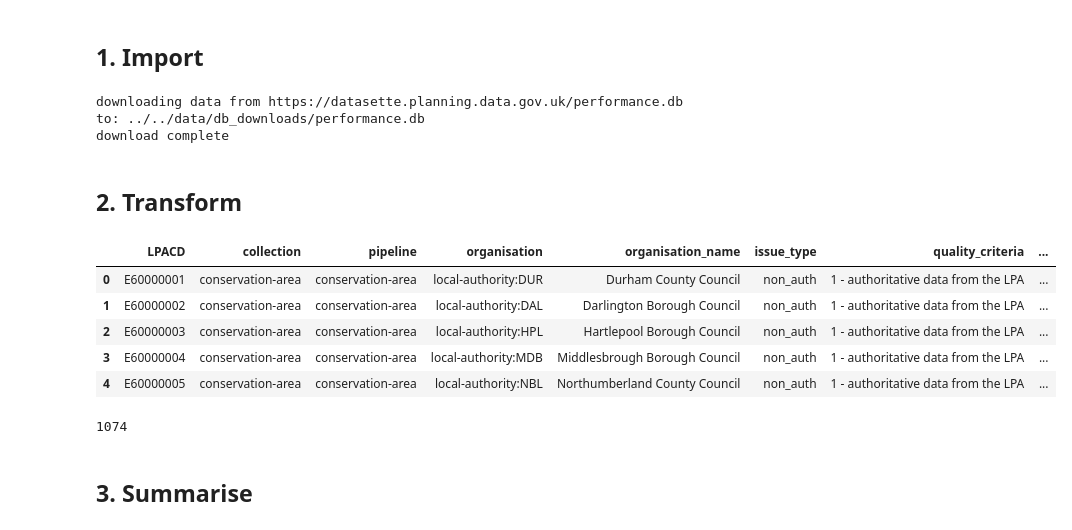
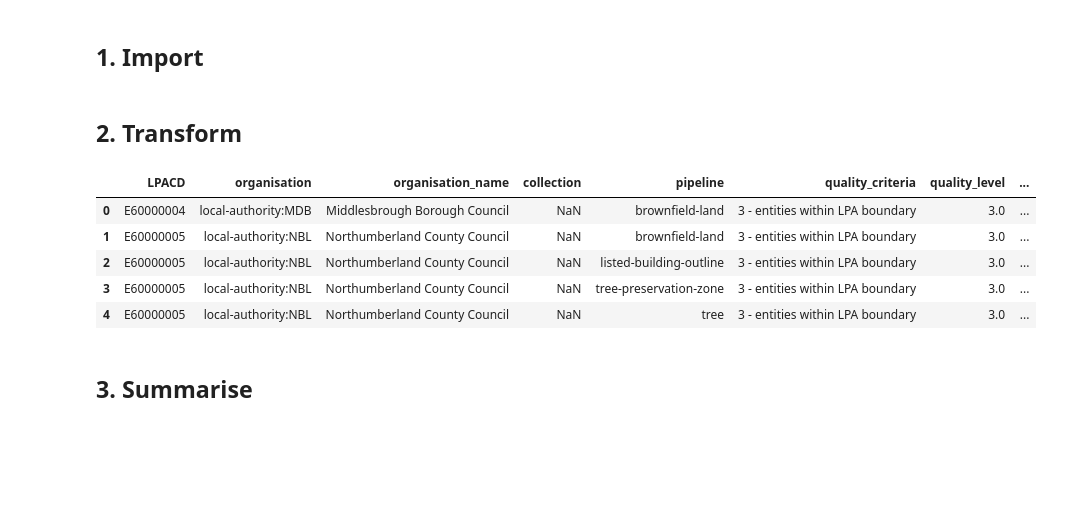
Before and after one commit to digital-land/jupyter-analysis, a Jupyter notebook: reports/measure_odp_data_quality/measure_odp_data_quality.ipynb, the cells around one changed output. Saved outputs shown, nothing was run; the diff lists cells and outputs as text; code cells hidden in the pictures; blank space fills up the shorter version.

Commit message:
Update both notebooks with new scores

```diff
--- a/reports/measure_odp_data_quality/measure_odp_data_quality.ipynb
+++ b/reports/measure_odp_data_quality/measure_odp_data_quality.ipynb
@@ -71,10 +68,6 @@ os.makedirs(output_dir, exist_ok=True)
 # %% [markdown]
 ## 1. Import
 # %%
-# performance db
-fc.download_dataset("performance", db_dir, overwrite=True)
-path_perf_db = os.path.join(db_dir, "performance.db")
-
 # Issue quality criteria lookup
 lookup_issue_qual = fi.get_issue_quality_lookup()
 
@@ -90,26 +83,35 @@ dataset_subset_dict = dict({
         "Developers" : ["developer-agreement", "developer-agreement-contribution", "developer-agreement-transaction"]
     })
 
-# Base table
-ep_res_issues = fi.get_endpoint_res_issues(path_perf_db)
+# Base table - queried directly from datasette over HTTP (paginated), not from a downloaded .db file,
+# since direct .db downloads from datasette.planning.data.gov.uk are now blocked (403)
+ep_res_issues = fi.get_endpoint_res_issues()
 
 
-# Below is all extra for adding in the conservation-area authoritative or not checks
+# Below is all extra for adding in the authoritative-source checks
 # ---------------------------------------------------------------------------------------------------------
 # Organisation lookups
 lookup_org = fi.get_organisation_lookup()
 lookup_org[["lpa_flag", "organisation_entity"]] = lookup_org[["lpa_flag", "organisation_entity"]].astype(int)
 
-# Conservation area dataset - for non-auth issues
-ca_gdf = fc.get_pdp_dataset("conservation-area", "point")
-ca_gdf[["organisation_entity"]] = ca_gdf[["organisation_entity"]].astype(int)
-
 # LPA boundaries
 lpa_gdf = fc.get_pdp_dataset("local-planning-authority", "geometry")
+
+# Authoritative-source signal: each dataset's own entity table carries a platform-computed
+# `quality` field per entity (authoritative/some/etc), keyed by organisation_entity. This is
+# a much better signal than a geospatial join - it reflects the real source of the data actually
+# held, not just who is registered as the expected provider. Queried per pipeline present in the
+# data; pipelines without a usable entity/quality/organisation_entity column (e.g. pure
+# reference/enum datasets) just come back empty and are treated as "not checked".
+quality_priority_map = fi.get_quality_priority_lookup()
+
+entity_quality_frames = []
+for pipeline in ep_res_issues["pipeline"].unique():
+    pipeline_entity_quality = fi.get_entity_quality_lookup(pipeline)
+    if not pipeline_entity_quality.empty:
+        entity_quality_frames.append(pipeline_entity_quality)
+
+entity_quality_raw = pd.concat(entity_quality_frames, ignore_index=True)
-# %% [output]
-downloading data from https://datasette.planning.data.gov.uk/performance.db
-to: ../../data/db_downloads/performance.db
-download complete
 # %% [markdown]
 ## 2. Transform
 # %%
@@ -146,38 +141,40 @@ ca_gdf = ca_gdf.merge(
 # %%
-# PROVENANCE TABLE - flagging when conservation-area provisions are from alternative sources
+# AUTHORITATIVE LOOKUP - flags whether a provision's data actually comes from the authoritative
+# source, using each dataset's own entity-level `quality` field. This is a separate axis from the
+# severity-based tables below, not folded into qual_all - see make_score_summary_table.
 
-qual_prov = ft.make_ca_provenance_issues_table(lpa_live_gdf, ca_gdf)
+auth_lookup = ft.make_authoritative_lookup(entity_quality_raw, quality_priority_map, lookup_org)
 
 # CA MATCH CHECK TABLE - flagging when conservation-area counts per LPA don't match manual count
 
 qual_match = ft.make_ca_count_match_issues_table(lpa_live_gdf)
 
 # LPA BOUNDARY CHECK TABLE - flagging when entities for a provision are beyond the expected LPA boundary
 
 qual_bounds = ft.make_lpa_boundary_issues_table(lpa_live_gdf)
 
 # ISSUES TABLE - flagging when provisions have data quality issues
 
 qual_issues = ft.make_issues_input_table(base, lookup_issue_qual)
 
 
 # # FRESHNESS TABLE - flagging when provisions haven't been updated in last year - not included in quality framework for now
 
 # # create table of old resources and flag quality level as 5
 # ep_res_fresh_qual = ft.make_freshness_input_table(ep_res_issues, age_days = 365)
 
 
-# ALL QUALITY CATEGORIES TABLE - joining all records of quality categories (freshness & DQ issues) into one long table
-# concat tables for each type
-qual_all = pd.concat([qual_prov, qual_match, qual_bounds, qual_issues])
+# ALL QUALITY CATEGORIES TABLE - joining all records of severity-based quality categories into one long table
+# (authoritative status is handled separately via auth_lookup, not concatenated in here)
+qual_all = pd.concat([qual_match, qual_bounds, qual_issues])
 qual_all.head()
 # %% [output]
-|  | LPACD | collection | pipeline | organisation | organisation_name | issue_type | quality_criteria | ... |
-| 0 | E60000001 | conservation-area | conservation-area | local-authority:DUR | Durham County Council | non_auth | 1 - authoritative data from the LPA | ... |
-| 1 | E60000002 | conservation-area | conservation-area | local-authority:DAL | Darlington Borough Council | non_auth | 1 - authoritative data from the LPA | ... |
-| 2 | E60000003 | conservation-area | conservation-area | local-authority:HPL | Hartlepool Borough Council | non_auth | 1 - authoritative data from the LPA | ... |
-| 3 | E60000004 | conservation-area | conservation-area | local-authority:MDB | Middlesbrough Borough Council | non_auth | 1 - authoritative data from the LPA | ... |
-| 4 | E60000005 | conservation-area | conservation-area | local-authority:NBL | Northumberland County Council | non_auth | 1 - authoritative data from the LPA | ... |
+|  | LPACD | organisation | organisation_name | collection | pipeline | quality_criteria | quality_level | ... |
+| 0 | E60000004 | local-authority:MDB | Middlesbrough Borough Council | NaN | brownfield-land | 3 - entities within LPA boundary | 3.0 | ... |
+| 1 | E60000005 | local-authority:NBL | Northumberland County Council | NaN | brownfield-land | 3 - entities within LPA boundary | 3.0 | ... |
+| 2 | E60000005 | local-authority:NBL | Northumberland County Council | NaN | listed-building-outline | 3 - entities within LPA boundary | 3.0 | ... |
+| 3 | E60000005 | local-authority:NBL | Northumberland County Council | NaN | tree-preservation-zone | 3 - entities within LPA boundary | 3.0 | ... |
+| 4 | E60000005 | local-authority:NBL | Northumberland County Council | NaN | tree | 3 - entities within LPA boundary | 3.0 | ... |
 # %%
 # # store functions & arguments that return quality calculation data as a list of tuples
 # qual_calc_functions = [
@@ -187,15 +184,3 @@ qual_all.head()
 
 # tables = [func(*args) for func, args in qual_calc_functions if isinstance(func(*args), pd.DataFrame)]
 # print(len(tables))
-# %%
-level_map = {
-    4: "4. data that is trustworthy",
-    3: "3. data that is good for ODP",
-    2: "2. authoritative data from the LPA",
-    1: "1. some data"}
-
-
-qual_summary = ft.make_score_summary_table(qual_all, level_map)
-print(len(qual_summary))
-# %% [output]
-1074
```
Also changed, not shown: parts of 10 cells of this notebook, 7 other files.
